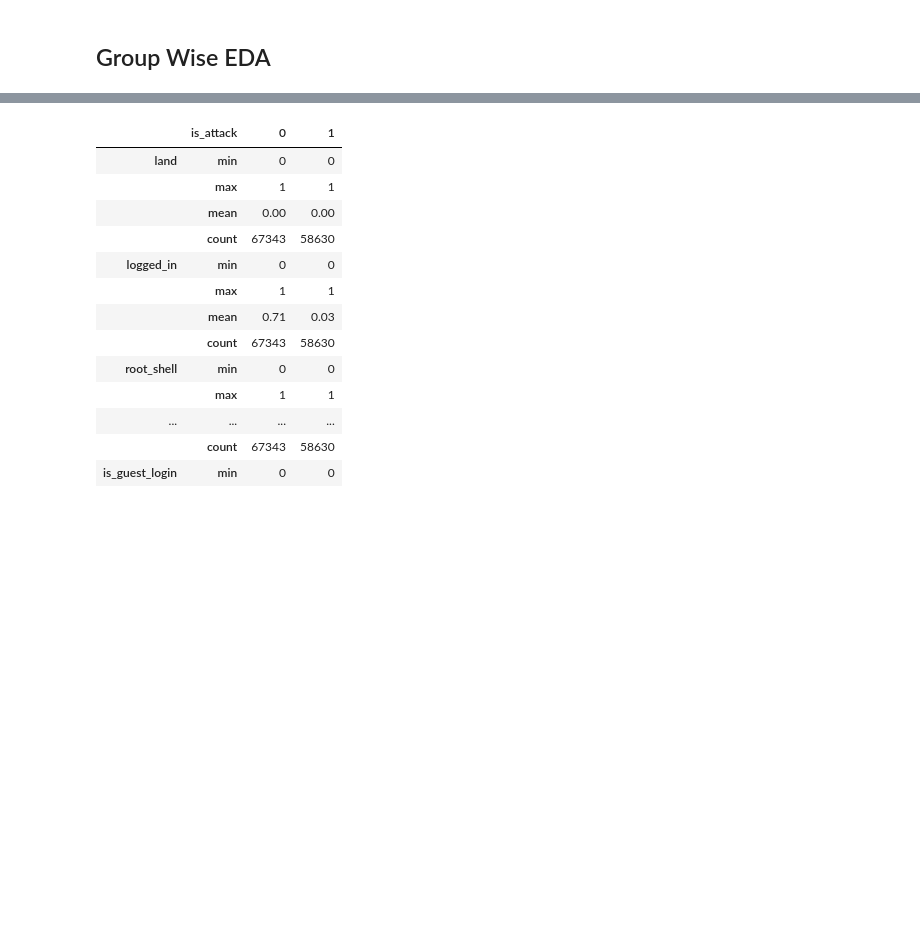
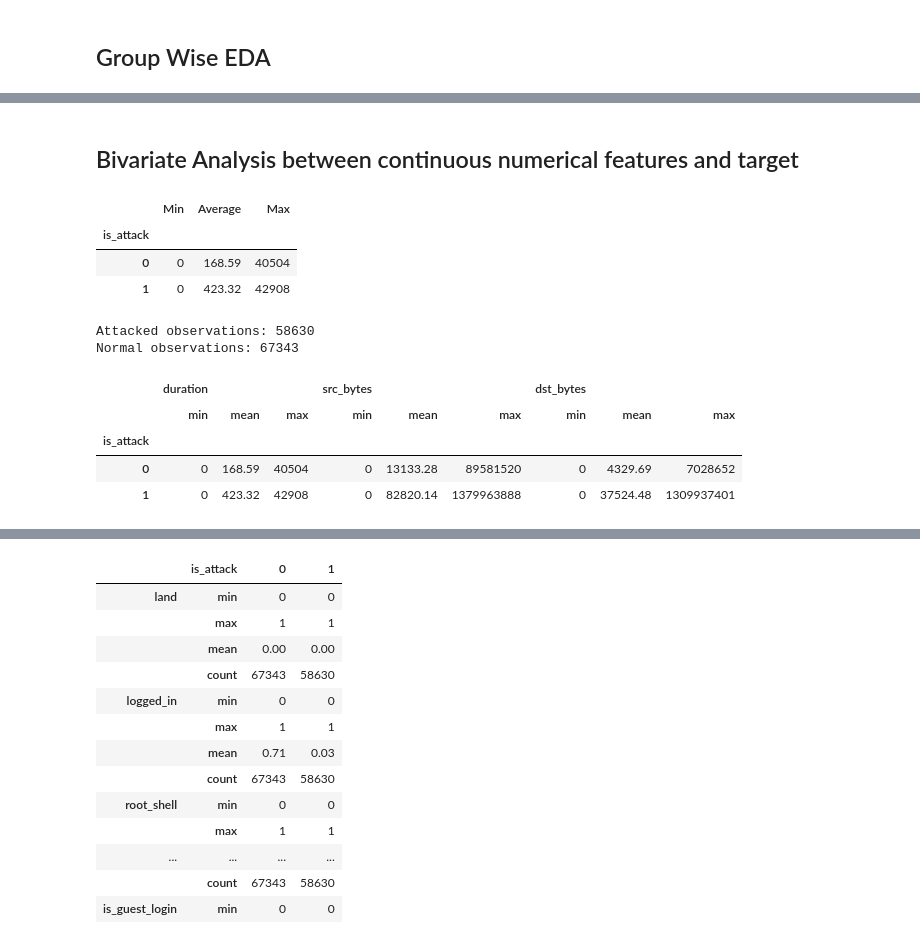
Before and after one commit to NaimPro-tech/Network-Intrusion-Detection-System, a Jupyter notebook: notebooks/intrusion.ipynb, the cells around one changed output, grey strips where cells are left out. Cells and saved outputs as stored; diff of their text form; code cells hidden in the pictures; blank space fills up the shorter version.

Commit message:
Group Wise EDA

```diff
--- a/notebooks/intrusion.ipynb
+++ b/notebooks/intrusion.ipynb
@@ -548,0 +568,32 @@ Discrete Feature: ['land', 'wrong_fragment', 'urgent', 'num_failed_logins', 'log
+# %% [markdown]
+## Bivariate Analysis between continuous numerical features and target
+# %%
+train_df.groupby("is_attack")["duration"].agg(
+    Min = "min",
+    Average = "mean",
+    Max = "max"
+)
+# %% [output]
+|  | Min | Average | Max |
+| is_attack |  |  |  |
+| 0 | 0 | 168.59 | 40504 |
+| 1 | 0 | 423.32 | 42908 |
+# %%
+#Count of observation
+attack = train_df[train_df["is_attack"]==1].value_counts().sum()
+normal = train_df[train_df["is_attack"]==0].value_counts().sum()
+print(f"Attacked observations: {attack}")
+print(f"Normal observations: {normal}")
+# %% [output]
+Attacked observations: 58630
+Normal observations: 67343
+# %%
+duration_bytes = ["duration", "src_bytes", "dst_bytes"]
+
+train_df.groupby("is_attack")[duration_bytes].agg(["min","mean","max"])
+# %% [output]
+|  | duration |  |  | src_bytes |  |  | dst_bytes |  |  |
+|  | min | mean | max | min | mean | max | min | mean | max |
+| is_attack |  |  |  |  |  |  |  |  |  |
+| 0 | 0 | 168.59 | 40504 | 0 | 13133.28 | 89581520 | 0 | 4329.69 | 7028652 |
+| 1 | 0 | 423.32 | 42908 | 0 | 82820.14 | 1379963888 | 0 | 37524.48 | 1309937401 |
```
Also changed, not shown: parts of 11 cells of this notebook.
